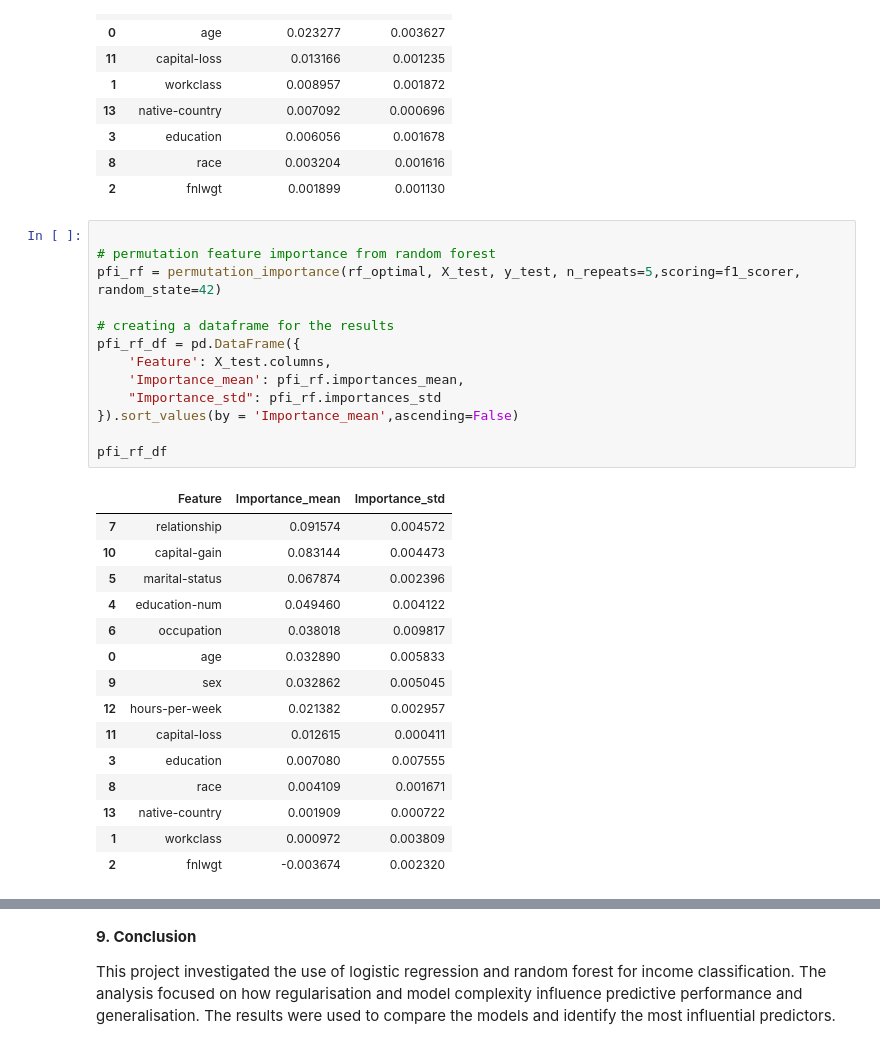
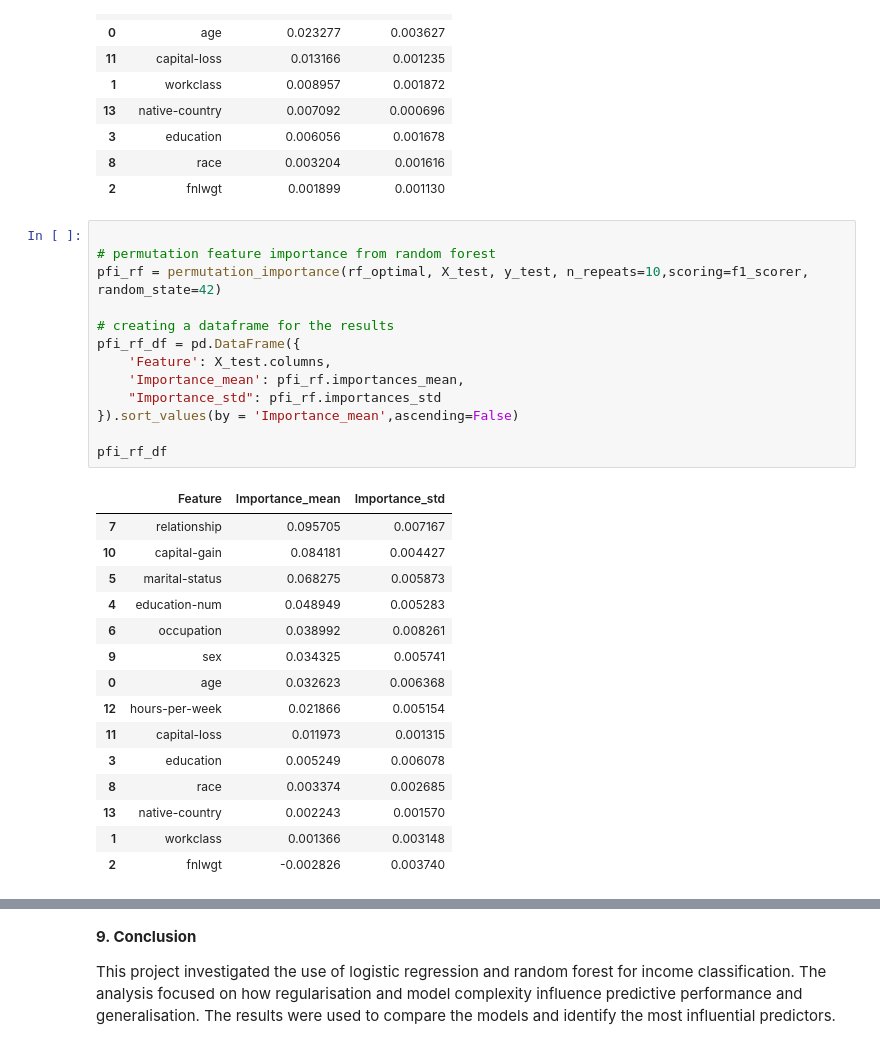
Before and after one commit to hajara2505/Adult-income-classification, a Jupyter notebook: adult-income-classification.ipynb, the cells around one changed output, grey strips where cells are left out. Drawn from its saved outputs; the diff is of its cells as text.

```diff
--- a/adult-income-classification.ipynb
+++ b/adult-income-classification.ipynb
@@ -661,32 +671,32 @@ pfi_l2_df
 # %%
 
 # permutation feature importance from random forest
-pfi_rf = permutation_importance(rf_optimal, X_test, y_test, n_repeats=5,scoring=f1_scorer, random_state=42)
+pfi_rf = permutation_importance(rf_optimal, X_test, y_test, n_repeats=10,scoring=f1_scorer, random_state=42)
 
 # creating a dataframe for the results
 pfi_rf_df = pd.DataFrame({
     'Feature': X_test.columns,
     'Importance_mean': pfi_rf.importances_mean,
     "Importance_std": pfi_rf.importances_std
 }).sort_values(by = 'Importance_mean',ascending=False)
 
 pfi_rf_df
 # %% [output]
 |  | Feature | Importance_mean | Importance_std |
-| 7 | relationship | 0.091574 | 0.004572 |
-| 10 | capital-gain | 0.083144 | 0.004473 |
-| 5 | marital-status | 0.067874 | 0.002396 |
-| 4 | education-num | 0.049460 | 0.004122 |
-| 6 | occupation | 0.038018 | 0.009817 |
-| 0 | age | 0.032890 | 0.005833 |
-| 9 | sex | 0.032862 | 0.005045 |
-| 12 | hours-per-week | 0.021382 | 0.002957 |
-| 11 | capital-loss | 0.012615 | 0.000411 |
-| 3 | education | 0.007080 | 0.007555 |
-| 8 | race | 0.004109 | 0.001671 |
-| 13 | native-country | 0.001909 | 0.000722 |
-| 1 | workclass | 0.000972 | 0.003809 |
-| 2 | fnlwgt | -0.003674 | 0.002320 |
+| 7 | relationship | 0.095705 | 0.007167 |
+| 10 | capital-gain | 0.084181 | 0.004427 |
+| 5 | marital-status | 0.068275 | 0.005873 |
+| 4 | education-num | 0.048949 | 0.005283 |
+| 6 | occupation | 0.038992 | 0.008261 |
+| 9 | sex | 0.034325 | 0.005741 |
+| 0 | age | 0.032623 | 0.006368 |
+| 12 | hours-per-week | 0.021866 | 0.005154 |
+| 11 | capital-loss | 0.011973 | 0.001315 |
+| 3 | education | 0.005249 | 0.006078 |
+| 8 | race | 0.003374 | 0.002685 |
+| 13 | native-country | 0.002243 | 0.001570 |
+| 1 | workclass | 0.001366 | 0.003148 |
+| 2 | fnlwgt | -0.002826 | 0.003740 |
 # %%
 pfi_results = pd.DataFrame({
     'Feature': X_test.columns,
```
Also changed, not shown: parts of 8 cells of this notebook, 2 other files.
